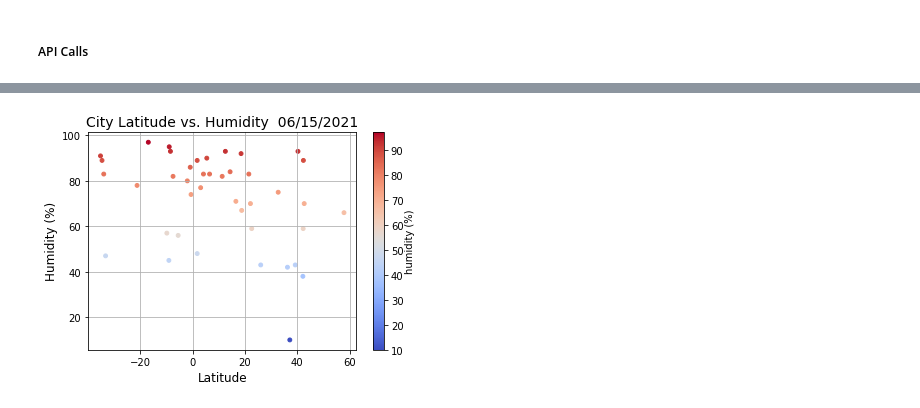
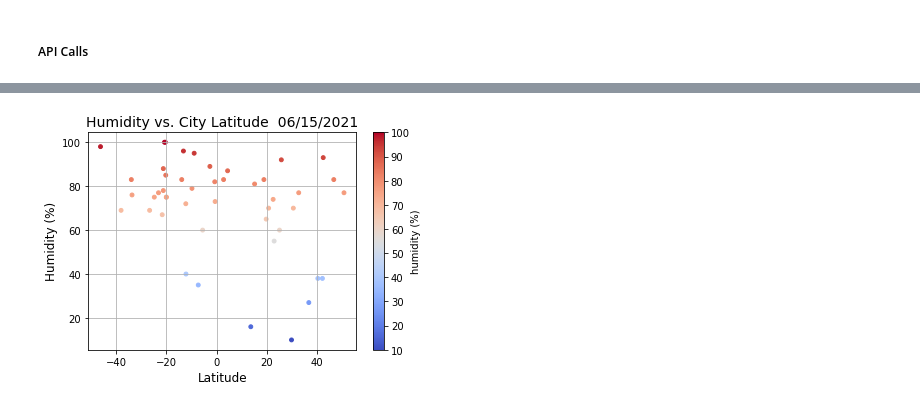
Before and after one commit to speedracer05/python-api-challenge, a Jupyter notebook: WeatherPy/WeatherPy.ipynb, the cells around one changed output, grey strips where cells are left out. Drawn from its saved outputs; the diff is of its cells as text; code cells hidden in the pictures.

Commit message:
increased latitude to -90 & 90. Added Markdown cells for summary and plots. Increased data sample to improve visualization during coding

```diff
--- a/WeatherPy/WeatherPy.ipynb
+++ b/WeatherPy/WeatherPy.ipynb
@@ -27,8 +33,8 @@ cities = []
 lat_long = []
 
 # Randomize creation of latitude & longitude. Set np size to 1000; change if needed
-lat = np.random.uniform(low=-45.00, high=45.00, size=50)
-lng = np.random.uniform(low=-180, high = 180, size=50)
+lat = np.random.uniform(low=-45.00, high=45.00, size=200)
+lng = np.random.uniform(low=-180, high = 180, size=200)
 lat_long = zip(lat, lng)
 
 # Find nearest city with geo coordinates
@@ -141,18 +150,16 @@ plt.show()
 # %%
 # Plot relationship of Humidity (%) vs. Latitude
 plt.scatter(city_data_df['City_Lat'], city_data_df['Humidity'],
            c =city_data_df['Humidity'], s=15, cmap= 'coolwarm', marker='o')
 
-plt.title('City Latitude vs. Humidity  ' + time.strftime('%m/%d/%Y'), fontsize=14)
+plt.title('Humidity vs. City Latitude  ' + time.strftime('%m/%d/%Y'), fontsize=14)
 plt.ylabel('Humidity (%)', fontsize=12)
 plt.xlabel('Latitude', fontsize=12)
-
-# Insert colorbar to indicate what info is being displayed
 cbar= plt.colorbar()
 cbar.set_label("humidity (%)", labelpad=+1)
 plt.grid() # add (True) for test
 
 plt.savefig('Images/humidity-vs-latitude.png')
 plt.show()
 # %% [output]
-[figure, old version]
+[figure, new version]
```
Also changed, not shown: parts of 11 cells of this notebook, 5 other files.
